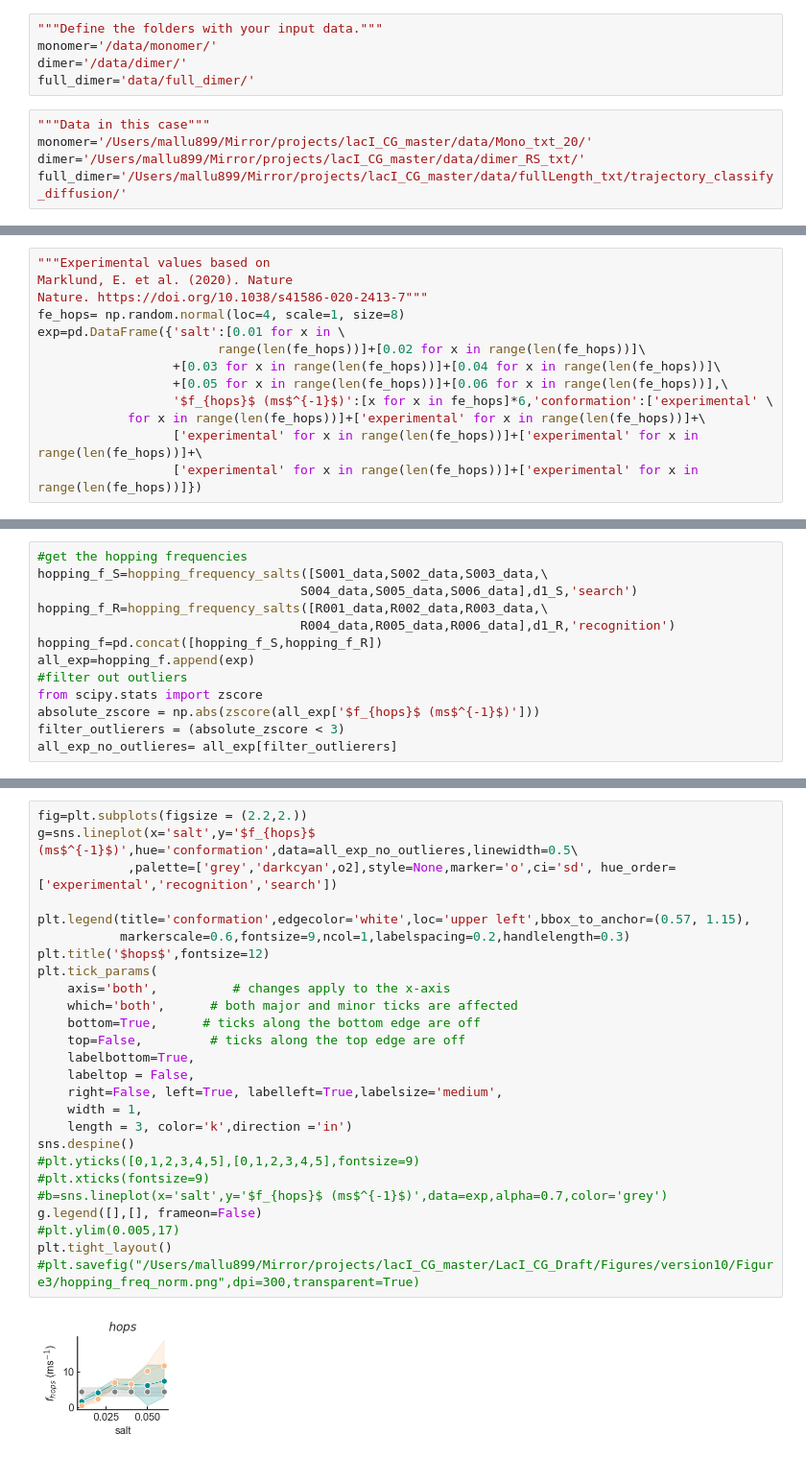
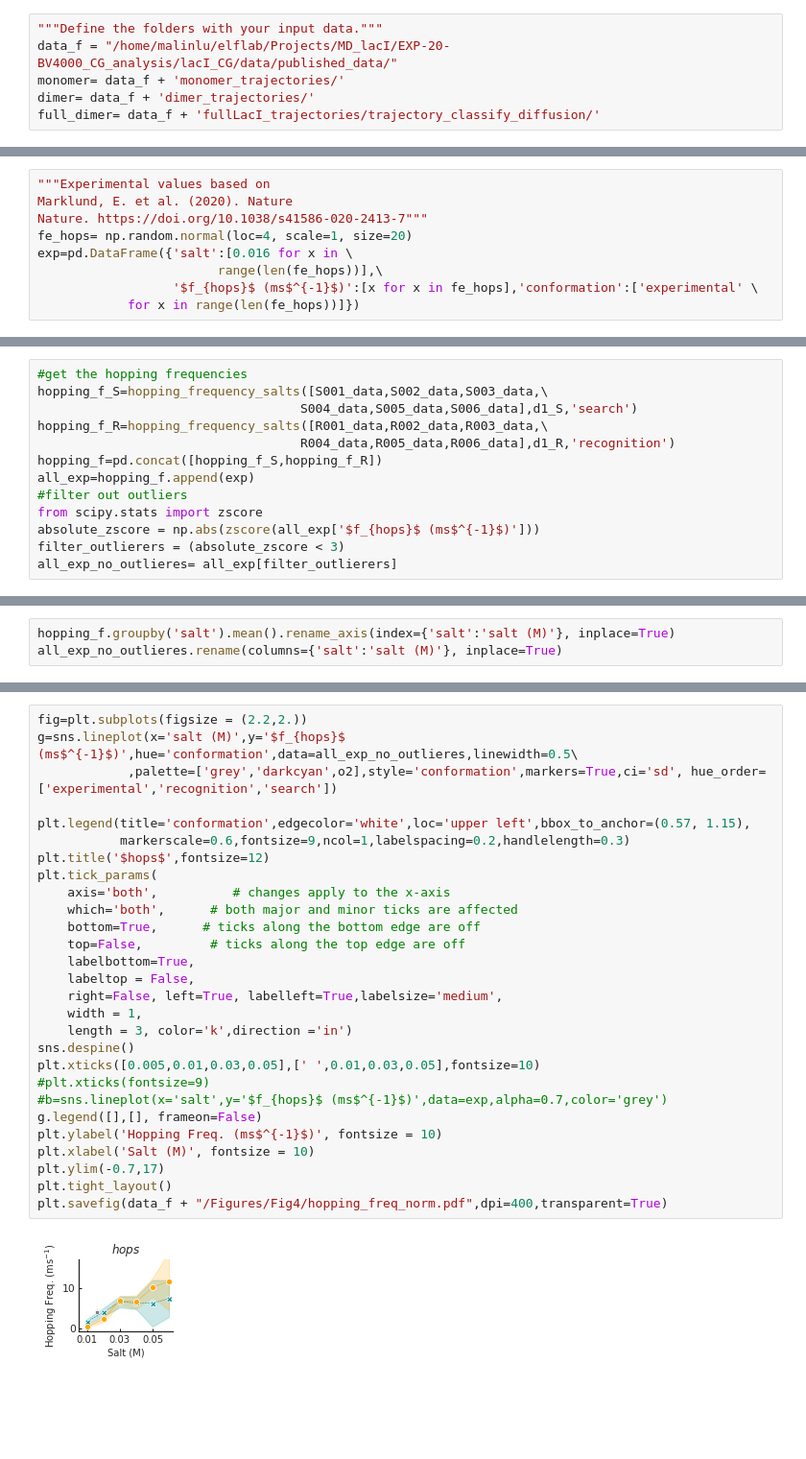
Before and after one commit to mallu2/CG_analysis, a Jupyter notebook: analysis_sliding_and_hopping.ipynb, the cells around one changed output, grey strips where cells are left out. Shown at 96% size. Drawn from its saved outputs; the diff is of its cells as text; blank space fills up the shorter version.

```diff
--- a/analysis_sliding_and_hopping.ipynb
+++ b/analysis_sliding_and_hopping.ipynb
@@ -53,14 +53,10 @@ o3 = np.array([227/256, 74/256, 51/256, 1])
 # Load the Data
 # %%
 """Define the folders with your input data."""
-monomer='/data/monomer/'
-dimer='/data/dimer/'
-full_dimer='data/full_dimer/'
+data_f = "/home/malinlu/elflab/Projects/MD_lacI/EXP-20-BV4000_CG_analysis/lacI_CG/data/published_data/"
+monomer= data_f + 'monomer_trajectories/'
+dimer= data_f + 'dimer_trajectories/'
+full_dimer= data_f + 'fullLacI_trajectories/trajectory_classify_diffusion/'
-# %%
-"""Data in this case"""
-monomer='/Users/mallu899/Mirror/projects/lacI_CG_master/data/Mono_txt_20/'
-dimer='/Users/mallu899/Mirror/projects/lacI_CG_master/data/dimer_RS_txt/'
-full_dimer='/Users/mallu899/Mirror/projects/lacI_CG_master/data/fullLength_txt/trajectory_classify_diffusion/'
 # %%
 def import_displacement_csv_as_dataframe(file, nframes):
     """Imports data from the displacement trajectory analysis.
@@ -2317,12 +2315,8 @@ def hopping_frequency_salts(data_hops,data_1d,conformation):
 """Experimental values based on
 Marklund, E. et al. (2020). Nature
 Nature. https://doi.org/10.1038/s41586-020-2413-7"""
-fe_hops= np.random.normal(loc=4, scale=1, size=8)
-exp=pd.DataFrame({'salt':[0.01 for x in \
-                        range(len(fe_hops))]+[0.02 for x in range(len(fe_hops))]\
-                  +[0.03 for x in range(len(fe_hops))]+[0.04 for x in range(len(fe_hops))]\
-                  +[0.05 for x in range(len(fe_hops))]+[0.06 for x in range(len(fe_hops))],\
-                  '$f_{hops}$ (ms$^{-1}$)':[x for x in fe_hops]*6,'conformation':['experimental' \
-            for x in range(len(fe_hops))]+['experimental' for x in range(len(fe_hops))]+\
-                  ['experimental' for x in range(len(fe_hops))]+['experimental' for x in range(len(fe_hops))]+\
-                  ['experimental' for x in range(len(fe_hops))]+['experimental' for x in range(len(fe_hops))]})
+fe_hops= np.random.normal(loc=4, scale=1, size=20)
+exp=pd.DataFrame({'salt':[0.016 for x in \
+                        range(len(fe_hops))],\
+                  '$f_{hops}$ (ms$^{-1}$)':[x for x in fe_hops],'conformation':['experimental' \
+            for x in range(len(fe_hops))]})
@@ -2352,0 +2356,3 @@ hopping_f.groupby('salt').mean()
+# %%
+hopping_f.groupby('salt').mean().rename_axis(index={'salt':'salt (M)'}, inplace=True)
+all_exp_no_outlieres.rename(columns={'salt':'salt (M)'}, inplace=True)
@@ -2353,31 +2380,33 @@ hopping_f.groupby('salt').mean()
 # %%
 fig=plt.subplots(figsize = (2.2,2.))
-g=sns.lineplot(x='salt',y='$f_{hops}$ (ms$^{-1}$)',hue='conformation',data=all_exp_no_outlieres,linewidth=0.5\
-            ,palette=['grey','darkcyan',o2],style=None,marker='o',ci='sd', hue_order=['experimental','recognition','search'])
+g=sns.lineplot(x='salt (M)',y='$f_{hops}$ (ms$^{-1}$)',hue='conformation',data=all_exp_no_outlieres,linewidth=0.5\
+            ,palette=['grey','darkcyan',o2],style='conformation',markers=True,ci='sd', hue_order=['experimental','recognition','search'])
 
 plt.legend(title='conformation',edgecolor='white',loc='upper left',bbox_to_anchor=(0.57, 1.15),
            markerscale=0.6,fontsize=9,ncol=1,labelspacing=0.2,handlelength=0.3)
 plt.title('$hops$',fontsize=12)
 plt.tick_params(
     axis='both',          # changes apply to the x-axis
     which='both',      # both major and minor ticks are affected
     bottom=True,      # ticks along the bottom edge are off
     top=False,         # ticks along the top edge are off
     labelbottom=True,
     labeltop = False,
     right=False, left=True, labelleft=True,labelsize='medium',
     width = 1,
     length = 3, color='k',direction ='in')
 sns.despine()
-#plt.yticks([0,1,2,3,4,5],[0,1,2,3,4,5],fontsize=9)
+plt.xticks([0.005,0.01,0.03,0.05],[' ',0.01,0.03,0.05],fontsize=10)
 #plt.xticks(fontsize=9)
 #b=sns.lineplot(x='salt',y='$f_{hops}$ (ms$^{-1}$)',data=exp,alpha=0.7,color='grey')
 g.legend([],[], frameon=False)
-#plt.ylim(0.005,17)
+plt.ylabel('Hopping Freq. (ms$^{-1}$)', fontsize = 10)
+plt.xlabel('Salt (M)', fontsize = 10)
+plt.ylim(-0.7,17)
 plt.tight_layout()
-#plt.savefig("/Users/mallu899/Mirror/projects/lacI_CG_master/LacI_CG_Draft/Figures/version10/Figure3/hopping_freq_norm.png",dpi=300,transparent=True)
+plt.savefig(data_f + "/Figures/Fig4/hopping_freq_norm.pdf",dpi=400,transparent=True)
 # %% [output]
-[figure, old version]
+[figure, new version]
 # %%
 fig=plt.subplots(figsize = (3.,2.6),frameon=False,edgecolor='white')
 g=sns.lineplot(x='salt',y='$f_{hops}$ (ms$^{-1}$)',hue='conformation',data=all_exp_no_outlieres\
```
Also changed, not shown: parts of 21 cells of this notebook.
